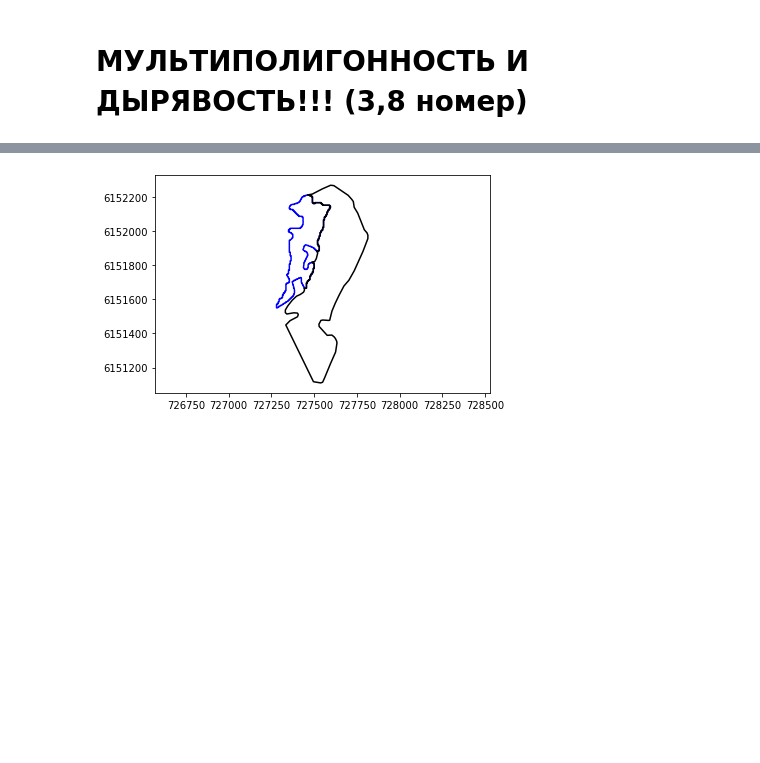
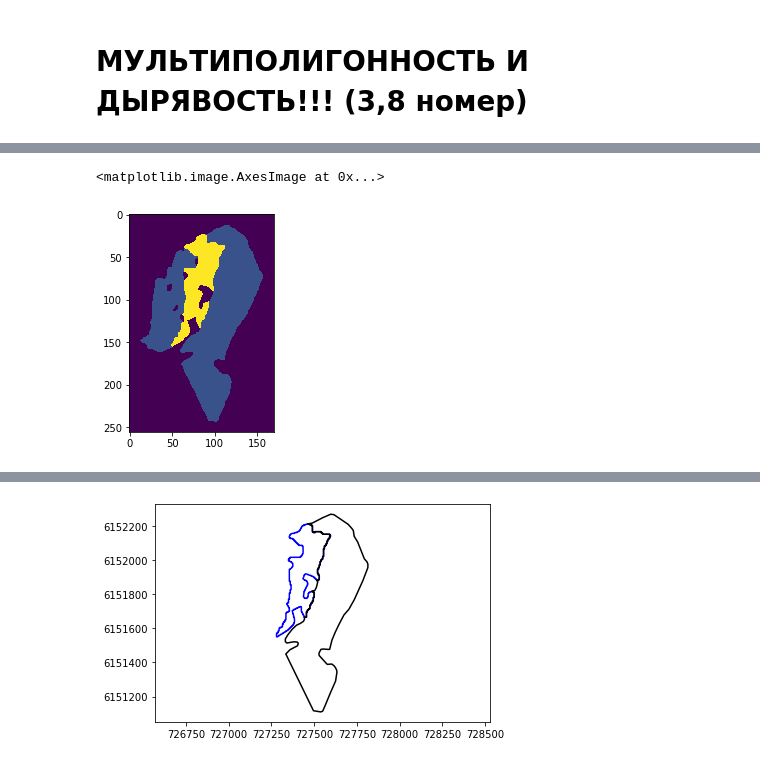
Before and after one commit to sserg-r/PIKVNZ, a Jupyter notebook: testing.ipynb, the cells around one changed output, grey strips where cells are left out. Saved outputs shown, nothing was run; the diff lists cells and outputs as text; code cells hidden in the pictures; blank space fills up the shorter version.

```diff
--- a/testing.ipynb
+++ b/testing.ipynb
@@ -296,0 +726,5 @@ interactive(children=(IntSlider(value=6, description='nm', max=13), Output()), _
+# %%
+plt.imshow(clss)
+# %% [output]
+<matplotlib.image.AxesImage at 0x...>
+[figure, added]
```
Also changed, not shown: parts of 47 cells of this notebook, 1 other file.
